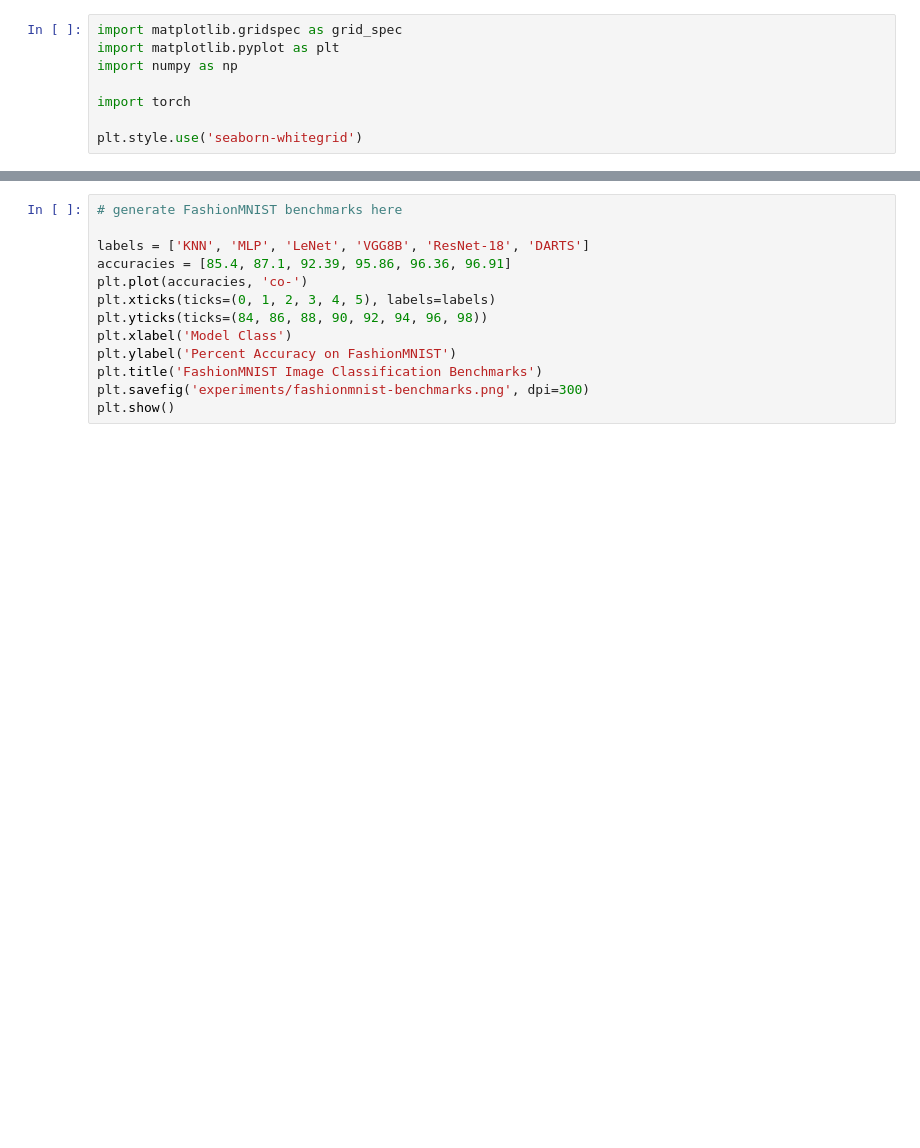
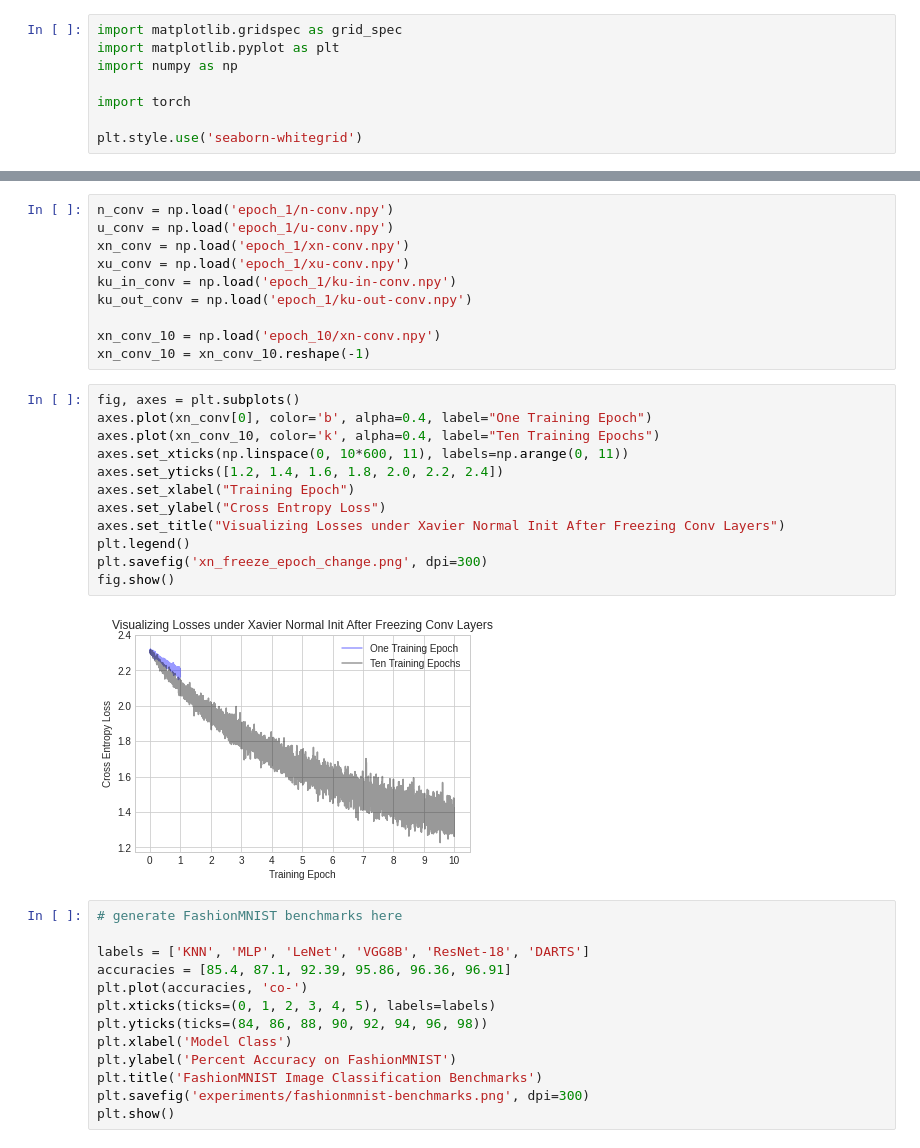
Before and after one commit to j93hahn/neural-networks, a Jupyter notebook: results/visualizer.ipynb, the cells around one changed output, grey strips where cells are left out. Saved outputs shown, nothing was run; the diff lists cells and outputs as text; blank space fills up the shorter version.

Commit message:
New plots generation

```diff
--- a/results/visualizer.ipynb
+++ b/results/visualizer.ipynb
@@ -9,3 +17,27 @@ plt.style.use('seaborn-whitegrid')
+# %%
+n_conv = np.load('epoch_1/n-conv.npy')
+u_conv = np.load('epoch_1/u-conv.npy')
+xn_conv = np.load('epoch_1/xn-conv.npy')
+xu_conv = np.load('epoch_1/xu-conv.npy')
+ku_in_conv = np.load('epoch_1/ku-in-conv.npy')
+ku_out_conv = np.load('epoch_1/ku-out-conv.npy')
+
+xn_conv_10 = np.load('epoch_10/xn-conv.npy')
+xn_conv_10 = xn_conv_10.reshape(-1)
+# %%
+fig, axes = plt.subplots()
+axes.plot(xn_conv[0], color='b', alpha=0.4, label="One Training Epoch")
+axes.plot(xn_conv_10, color='k', alpha=0.4, label="Ten Training Epochs")
+axes.set_xticks(np.linspace(0, 10*600, 11), labels=np.arange(0, 11))
+axes.set_yticks([1.2, 1.4, 1.6, 1.8, 2.0, 2.2, 2.4])
+axes.set_xlabel("Training Epoch")
+axes.set_ylabel("Cross Entropy Loss")
+axes.set_title("Visualizing Losses under Xavier Normal Init After Freezing Conv Layers")
+plt.legend()
+plt.savefig('xn_freeze_epoch_change.png', dpi=300)
+fig.show()
+# %% [output]
+[figure, added]
 # %%
 # generate FashionMNIST benchmarks here
 
```
Also changed, not shown: parts of 1 cell of this notebook, 2 other files.
